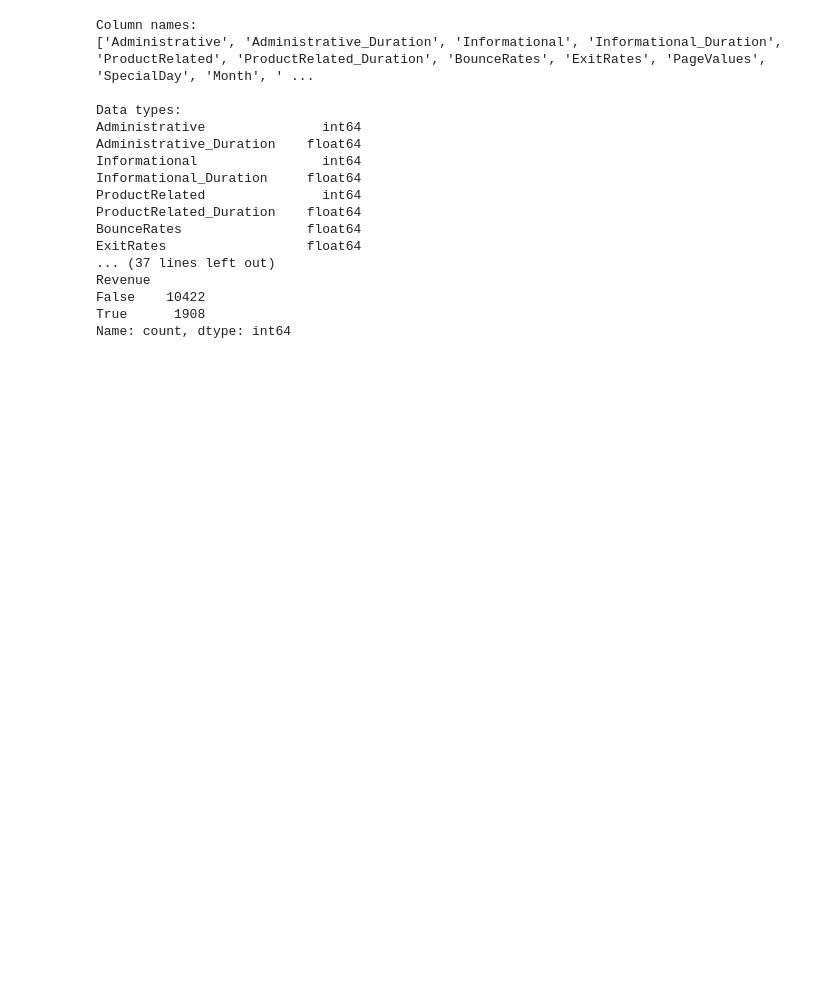
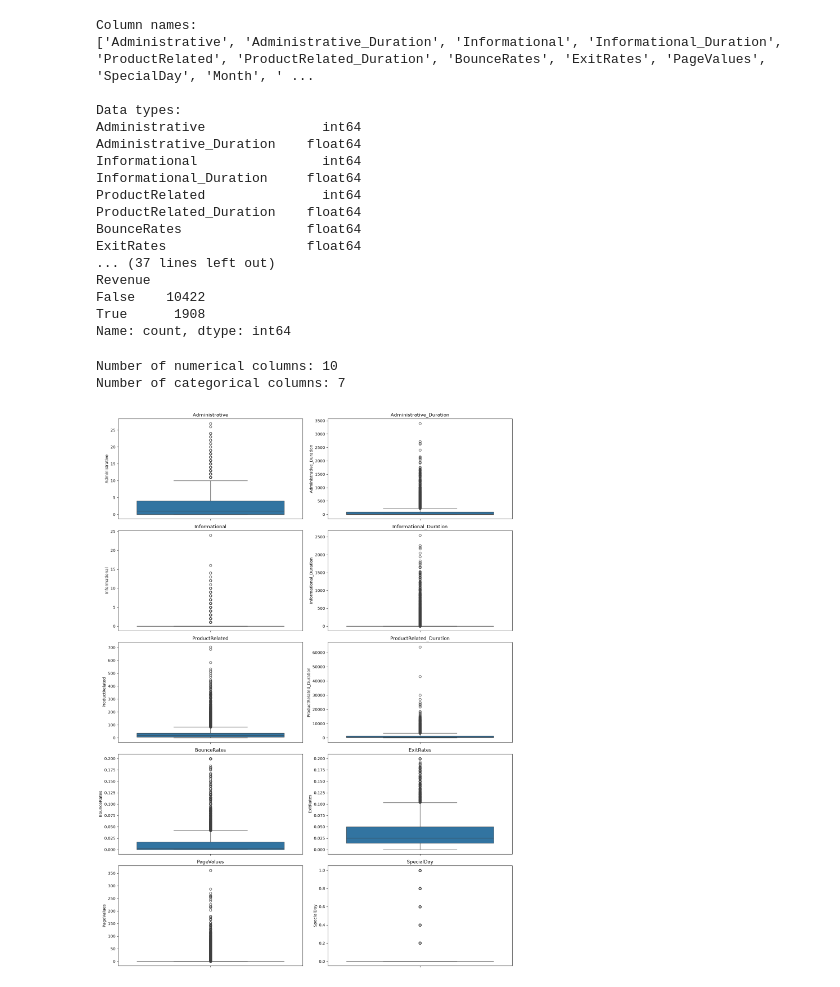
Before and after one commit to dhyankrshna-r4ce/online_shopping_purchase_prediction, a Jupyter notebook: online_shopping_purchase_intention.ipynb, the cells around one changed output. Drawn from its saved outputs; the diff is of its cells as text; code cells hidden in the pictures; blank space fills up the shorter version.

```diff
--- a/online_shopping_purchase_intention.ipynb
+++ b/online_shopping_purchase_intention.ipynb
@@ -46,3 +46,47 @@ Revenue
 False    10422
 True      1908
 Name: count, dtype: int64
+# %%
+numeric_columns = [
+    'Administrative',
+    'Administrative_Duration',
+    'Informational',
+    'Informational_Duration',
+    'ProductRelated',
+    'ProductRelated_Duration',
+    'BounceRates',
+    'ExitRates',
+    'PageValues',
+    'SpecialDay'
+]
+
+categorical_columns = [
+    'Month',
+    'OperatingSystems',
+    'Browser',
+    'Region',
+    'TrafficType',
+    'VisitorType',
+    'Weekend'
+]
+
+target_column = 'Revenue'
+# %%
+print("Number of numerical columns:", len(numeric_columns))
+print("Number of categorical columns:", len(categorical_columns))
+# %% [output]
+Number of numerical columns: 10
+Number of categorical columns: 7
+# %%
+
+plt.figure(figsize=(15, 20))
+
+for i, col in enumerate(numeric_columns):
+    plt.subplot(5, 2, i+1)
+    sns.boxplot(y=df[col])
+    plt.title(col)
+
+plt.tight_layout()
+plt.show()
+# %% [output]
+[figure, added]
```
Also changed, not shown: parts of 18 cells of this notebook.
